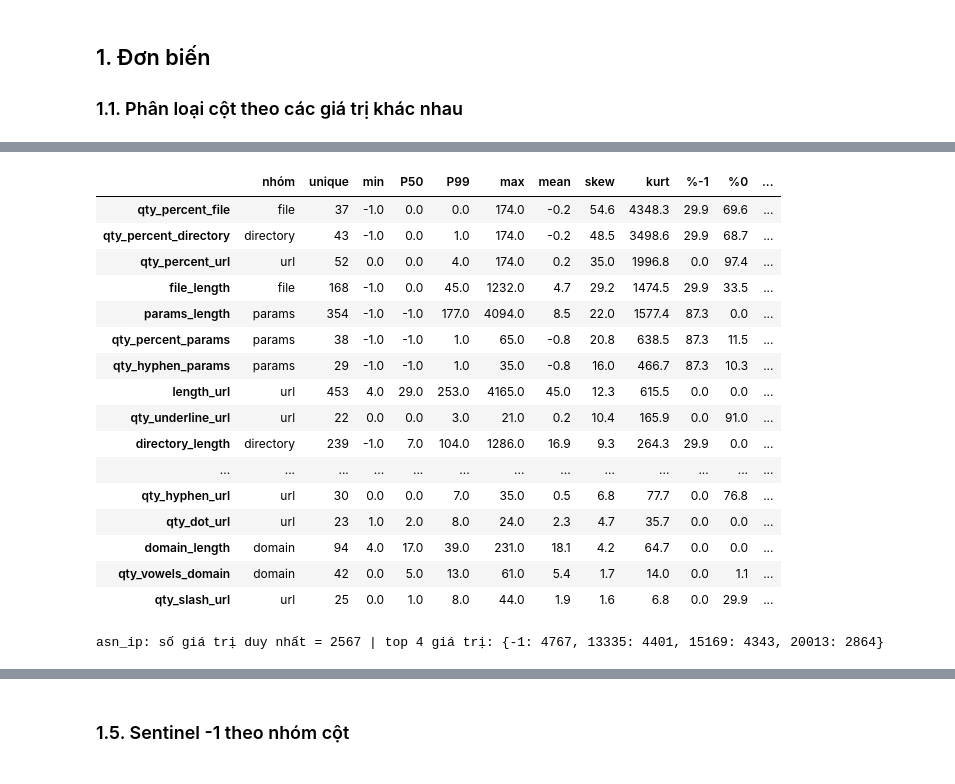
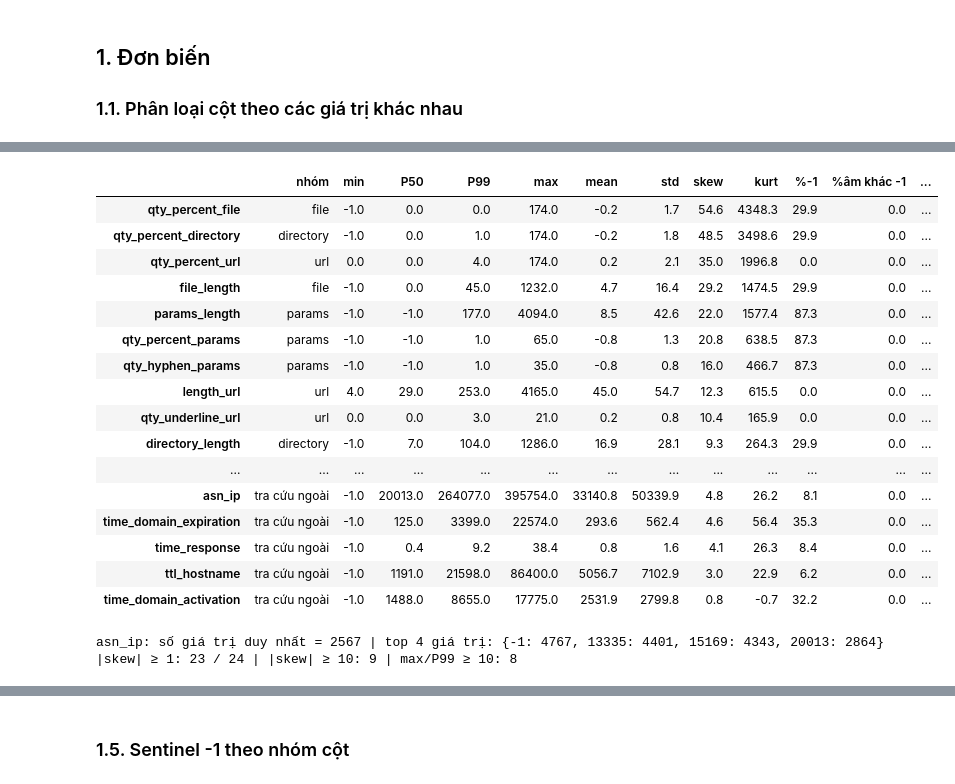
Before and after one commit to Meteor1238/optimization_algorithm_phishing_detection, a Jupyter notebook: notebooks/02_eda_dataset_small.ipynb, the cells around one changed output, grey strips where cells are left out. Cells and saved outputs as stored; diff of their text form; code cells hidden in the pictures.

```diff
--- a/notebooks/02_eda_dataset_small.ipynb
+++ b/notebooks/02_eda_dataset_small.ipynb
@@ -124,20 +136,22 @@ OK: 2 | WARNING: 11
 # %%
-# WARNING nếu: có sentinel -1 · âm khác -1 · có NaN · giá trị chủ đạo ≥ 99%
+ZERO_SENS = ["tra cứu ngoài"]   # nhóm mà số 0 có thể là "không có dữ liệu"
 d = nu[(nu > 2) & (nu <= 20)].index
-D = pd.DataFrame({"nhóm": GROUP[d], "unique": nu[d],
+D = pd.DataFrame({"nhóm": pd.Series(GROUP)[d], "unique": nu[d],
                   "tập giá trị": [str(sorted(X[c].unique().tolist())) if nu[c] <= 4 else f"{X[c].min():g}–{X[c].max():g}" for c in d],
-                  "%-1": (X[d] == -1).mean()*100, "%0": (X[d] == 0).mean()*100,
-                  "%âm (≠-1)": (X[d] < -1).mean()*100,
-                  "chủ đạo": X[d].apply(lambda s: s.value_counts().index[0]),
-                  "%chủ đạo": X[d].apply(lambda s: s.value_counts(normalize=True).iloc[0])*100,
-                  "%NaN": X[d].isna().mean()*100})
+                  "%-1": (X[d] == -1).mean()*100, "%âm khác -1": (X[d] < -1).mean()*100, "%0": (X[d] == 0).mean()*100,
+                  "chủ đạo": X[d].apply(lambda s: s.value_counts().index[0]), "%chủ đạo": X[d].apply(lambda s: s.value_counts(normalize=True).iloc[0])*100,
+                  "số nguyên": [bool((X[c] % 1 == 0).all()) for c in d]})
+
 def why(r):
     o = []
     if r["%-1"] > 0: o.append("có sentinel -1")
-    if r["%âm (≠-1)"] > 0: o.append("âm khác -1")
-    if r["%NaN"] > 0: o.append("có NaN")
+    if r["%âm khác -1"] > 0: o.append("có giá trị âm khác -1")
+    if not r["số nguyên"]: o.append("không nguyên")
     if r["%chủ đạo"] >= 99: o.append("gần hằng số (≥99%)")
+    if r["nhóm"] in ZERO_SENS and r["%0"] >= 10: o.append("nhiều số 0 (nghi thiếu)")
     return "; ".join(o)
+
 D["ghi chú"] = D.apply(why, axis=1); D["status"] = np.where(D["ghi chú"] == "", "OK", "WARNING")
 show(D.sort_values(["status", "%-1"], ascending=[False, False]))
+print("Cột có sentinel -1 theo nhóm:", D[D["%-1"] > 0].groupby("nhóm").size().to_dict(), "| gần hằng số:", int(D["ghi chú"].str.contains("gần hằng số").sum()))
 # %% [output]
@@ -170,21 +186,34 @@ OK: 8 | WARNING: 53
 # %%
-# WARNING nếu: có sentinel -1 · âm khác -1 · có NaN · |skew| ≥ 10 · đuôi cực đoan (max/P99 ≥ 10)
+SHOW_HIST = False  # đặt False nếu không cần vẽ histogram
 c = nu[nu > 20].index
 q1, q3 = X[c].quantile(.25), X[c].quantile(.75); iqr = q3 - q1
-C = pd.DataFrame({"nhóm": GROUP[c], "unique": nu[c], "min": X[c].min(), "P50": X[c].median(), "P99": X[c].quantile(.99), "max": X[c].max(),
-                  "mean": X[c].mean(), "skew": X[c].skew(), "kurt": X[c].kurt(),
-                  "%-1": (X[c] == -1).mean()*100, "%0": (X[c] == 0).mean()*100, "%âm (≠-1)": (X[c] < -1).mean()*100,
-                  "%ngoại lai (3×IQR)": ((X[c] > q3 + 3*iqr) | (X[c] < q1 - 3*iqr)).mean()*100, "%NaN": X[c].isna().mean()*100})
+C = pd.DataFrame({"nhóm": pd.Series(GROUP)[c], "min": X[c].min(), "P50": X[c].median(), "P99": X[c].quantile(.99), "max": X[c].max(),
+                  "mean": X[c].mean(), "std": X[c].std(), "skew": X[c].skew(), "kurt": X[c].kurt(),
+                  "%-1": (X[c] == -1).mean()*100, "%âm khác -1": (X[c] < -1).mean()*100, "%0": (X[c] == 0).mean()*100,
+                  "%ngoại lai (3×IQR)": ((X[c] > q3 + 3*iqr) | (X[c] < q1 - 3*iqr)).mean()*100,
+                  "số nguyên": [bool((X[k] % 1 == 0).all()) for k in c]})
 C["max/P99"] = C["max"] / C["P99"].replace(0, np.nan)
+
 def why(r):
     o = []
     if r["%-1"] > 0: o.append("có sentinel -1")
-    if r["%âm (≠-1)"] > 0: o.append("âm khác -1")
-    if r["%NaN"] > 0: o.append("có NaN")
+    if r["%âm khác -1"] > 0: o.append("có giá trị âm khác -1")
+    if r["nhóm"] in ZERO_SENS and r["%0"] >= 10: o.append("nhiều số 0 (nghi thiếu)")
     if abs(r["skew"]) >= 10: o.append("lệch rất mạnh")
     if r["max/P99"] >= 10: o.append("đuôi cực đoan")
     return "; ".join(o)
+
 C["ghi chú"] = C.apply(why, axis=1); C["status"] = np.where(C["ghi chú"] == "", "OK", "WARNING")
 show(C.sort_values(["status", "skew"], ascending=[False, False]))
 print("asn_ip: số giá trị duy nhất =", X.asn_ip.nunique(), "| top 4 giá trị:", X.asn_ip.value_counts().head(4).to_dict())
+print("|skew| ≥ 1:", int((C["skew"].abs() >= 1).sum()), "/", len(C), "| |skew| ≥ 10:", int((C["skew"].abs() >= 10).sum()), "| max/P99 ≥ 10:", int((C["max/P99"] >= 10).sum()))
+
+if SHOW_HIST:
+    rep = ["length_url", "directory_length", "file_length", "params_length", "time_response", "time_domain_activation", "ttl_hostname", "asn_ip"]
+    fig, ax = plt.subplots(2, 4, figsize=(14, 5))
+    for a, k in zip(ax.ravel(), rep):
+        v = X[k]; a.hist(v[v <= v.quantile(.99)], bins=40, color="#4C72B0"); a.set_title(f"{k}  (max={v.max():,.0f})", fontsize=9)
+    plt.suptitle("Phân phối 8 cột đại diện (cắt ở P99, giữ nguyên giá trị -1)")
+    plt.tight_layout()
+    plt.show()
 # %% [output]
@@ -192,19 +221,20 @@ OK: 6 | WARNING: 18
-|  | nhóm | unique | min | P50 | P99 | max | mean | skew | kurt | %-1 | %0 | ... |
-| qty_percent_file | file | 37 | -1.0 | 0.0 | 0.0 | 174.0 | -0.2 | 54.6 | 4348.3 | 29.9 | 69.6 | ... |
-| qty_percent_directory | directory | 43 | -1.0 | 0.0 | 1.0 | 174.0 | -0.2 | 48.5 | 3498.6 | 29.9 | 68.7 | ... |
-| qty_percent_url | url | 52 | 0.0 | 0.0 | 4.0 | 174.0 | 0.2 | 35.0 | 1996.8 | 0.0 | 97.4 | ... |
-| file_length | file | 168 | -1.0 | 0.0 | 45.0 | 1232.0 | 4.7 | 29.2 | 1474.5 | 29.9 | 33.5 | ... |
-| params_length | params | 354 | -1.0 | -1.0 | 177.0 | 4094.0 | 8.5 | 22.0 | 1577.4 | 87.3 | 0.0 | ... |
-| qty_percent_params | params | 38 | -1.0 | -1.0 | 1.0 | 65.0 | -0.8 | 20.8 | 638.5 | 87.3 | 11.5 | ... |
-| qty_hyphen_params | params | 29 | -1.0 | -1.0 | 1.0 | 35.0 | -0.8 | 16.0 | 466.7 | 87.3 | 10.3 | ... |
-| length_url | url | 453 | 4.0 | 29.0 | 253.0 | 4165.0 | 45.0 | 12.3 | 615.5 | 0.0 | 0.0 | ... |
-| qty_underline_url | url | 22 | 0.0 | 0.0 | 3.0 | 21.0 | 0.2 | 10.4 | 165.9 | 0.0 | 91.0 | ... |
-| directory_length | directory | 239 | -1.0 | 7.0 | 104.0 | 1286.0 | 16.9 | 9.3 | 264.3 | 29.9 | 0.0 | ... |
+|  | nhóm | min | P50 | P99 | max | mean | std | skew | kurt | %-1 | %âm khác -1 | ... |
+| qty_percent_file | file | -1.0 | 0.0 | 0.0 | 174.0 | -0.2 | 1.7 | 54.6 | 4348.3 | 29.9 | 0.0 | ... |
+| qty_percent_directory | directory | -1.0 | 0.0 | 1.0 | 174.0 | -0.2 | 1.8 | 48.5 | 3498.6 | 29.9 | 0.0 | ... |
+| qty_percent_url | url | 0.0 | 0.0 | 4.0 | 174.0 | 0.2 | 2.1 | 35.0 | 1996.8 | 0.0 | 0.0 | ... |
+| file_length | file | -1.0 | 0.0 | 45.0 | 1232.0 | 4.7 | 16.4 | 29.2 | 1474.5 | 29.9 | 0.0 | ... |
+| params_length | params | -1.0 | -1.0 | 177.0 | 4094.0 | 8.5 | 42.6 | 22.0 | 1577.4 | 87.3 | 0.0 | ... |
+| qty_percent_params | params | -1.0 | -1.0 | 1.0 | 65.0 | -0.8 | 1.3 | 20.8 | 638.5 | 87.3 | 0.0 | ... |
+| qty_hyphen_params | params | -1.0 | -1.0 | 1.0 | 35.0 | -0.8 | 0.8 | 16.0 | 466.7 | 87.3 | 0.0 | ... |
+| length_url | url | 4.0 | 29.0 | 253.0 | 4165.0 | 45.0 | 54.7 | 12.3 | 615.5 | 0.0 | 0.0 | ... |
+| qty_underline_url | url | 0.0 | 0.0 | 3.0 | 21.0 | 0.2 | 0.8 | 10.4 | 165.9 | 0.0 | 0.0 | ... |
+| directory_length | directory | -1.0 | 7.0 | 104.0 | 1286.0 | 16.9 | 28.1 | 9.3 | 264.3 | 29.9 | 0.0 | ... |
 | ... | ... | ... | ... | ... | ... | ... | ... | ... | ... | ... | ... | ... |
-| qty_hyphen_url | url | 30 | 0.0 | 0.0 | 7.0 | 35.0 | 0.5 | 6.8 | 77.7 | 0.0 | 76.8 | ... |
-| qty_dot_url | url | 23 | 1.0 | 2.0 | 8.0 | 24.0 | 2.3 | 4.7 | 35.7 | 0.0 | 0.0 | ... |
-| domain_length | domain | 94 | 4.0 | 17.0 | 39.0 | 231.0 | 18.1 | 4.2 | 64.7 | 0.0 | 0.0 | ... |
-| qty_vowels_domain | domain | 42 | 0.0 | 5.0 | 13.0 | 61.0 | 5.4 | 1.7 | 14.0 | 0.0 | 1.1 | ... |
-| qty_slash_url | url | 25 | 0.0 | 1.0 | 8.0 | 44.0 | 1.9 | 1.6 | 6.8 | 0.0 | 29.9 | ... |
+| asn_ip | tra cứu ngoài | -1.0 | 20013.0 | 264077.0 | 395754.0 | 33140.8 | 50339.9 | 4.8 | 26.2 | 8.1 | 0.0 | ... |
+| time_domain_expiration | tra cứu ngoài | -1.0 | 125.0 | 3399.0 | 22574.0 | 293.6 | 562.4 | 4.6 | 56.4 | 35.3 | 0.0 | ... |
+| time_response | tra cứu ngoài | -1.0 | 0.4 | 9.2 | 38.4 | 0.8 | 1.6 | 4.1 | 26.3 | 8.4 | 0.0 | ... |
+| ttl_hostname | tra cứu ngoài | -1.0 | 1191.0 | 21598.0 | 86400.0 | 5056.7 | 7102.9 | 3.0 | 22.9 | 6.2 | 0.0 | ... |
+| time_domain_activation | tra cứu ngoài | -1.0 | 1488.0 | 8655.0 | 17775.0 | 2531.9 | 2799.8 | 0.8 | -0.7 | 32.2 | 0.0 | ... |
 asn_ip: số giá trị duy nhất = 2567 | top 4 giá trị: {-1: 4767, 13335: 4401, 15169: 4343, 20013: 2864}
+|skew| ≥ 1: 23 / 24 | |skew| ≥ 10: 9 | max/P99 ≥ 10: 8
 # %% [markdown]
```
Also changed, not shown: parts of 41 cells of this notebook.
